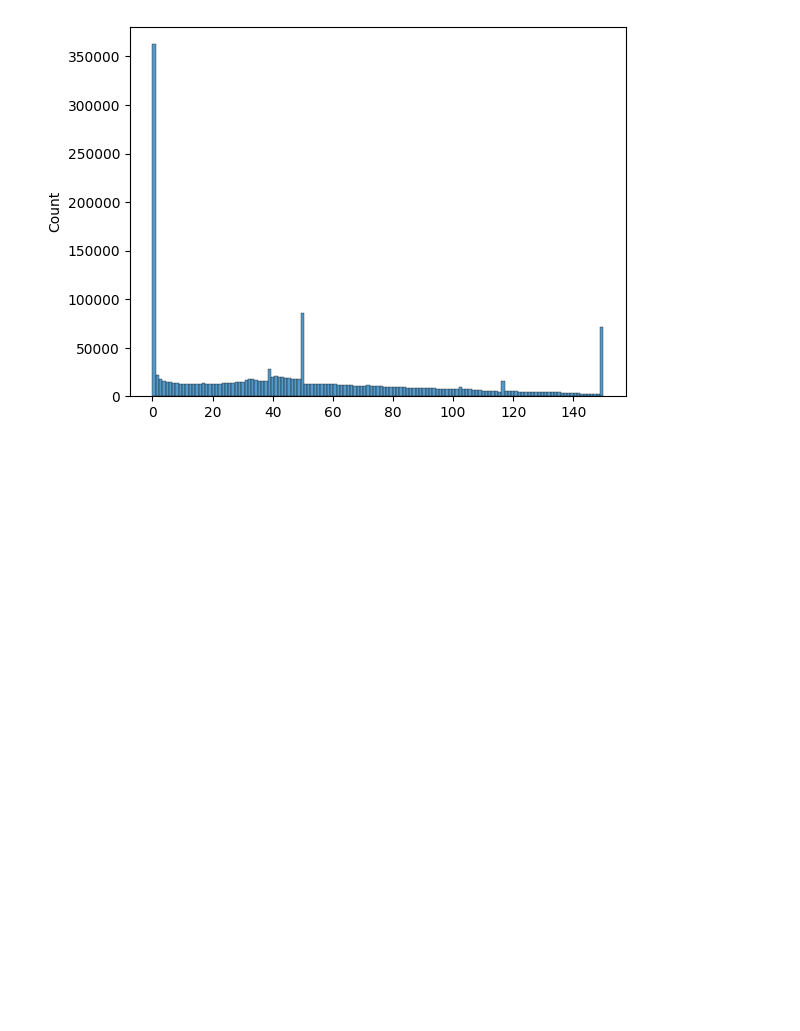
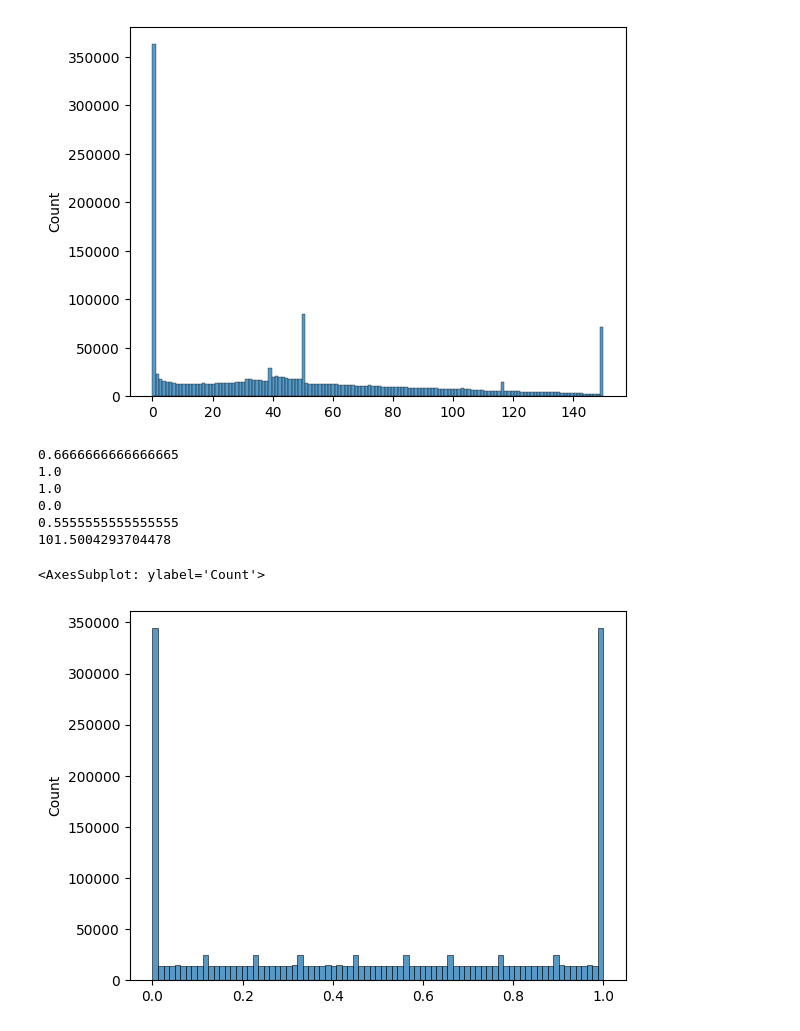
Before and after one commit to edithal-14/sta2453-p1, a Jupyter notebook: play.ipynb, the cells around one changed output. Drawn from its saved outputs; the diff is of its cells as text; code cells hidden in the pictures; blank space fills up the shorter version.

```diff
--- a/play.ipynb
+++ b/play.ipynb
@@ -6,12 +8,36 @@ from utils.transform import Transform
 # %%
 transform = Transform(use_boxcox=True)
 # %%
-df = pd.read_csv("dataset/training_data.csv")
+df = pd.read_csv("dataset/testing_data_2.csv")
 values = df.value.to_numpy()
 sns.histplot(values)
 # %% [output]
 <AxesSubplot: ylabel='Count'>
 [figure]
+# %%
+X_df = df[["S", "K", "T", "r", "sigma"]]
+X_df = X_df.to_numpy()
+X = transform.transform_x(X_df)
+# %%
+idx = 1869905
+print(X[idx,0])
+print(X[idx,1])
+print(X[idx,2])
+print(X[idx,3])
+print(X[idx,4])
+print(values[idx])
+# %% [output]
+0.6666666666666665
+1.0
+1.0
+0.0
+0.5555555555555555
+101.5004293704478
+# %%
+sns.histplot(X[:,1])
+# %% [output]
+<AxesSubplot: ylabel='Count'>
+[figure, added]
 # %%
 values1 = transform.transform_y(values)
 sns.histplot(values1)
```
Also changed, not shown: parts of 8 cells of this notebook, 3 other files.
